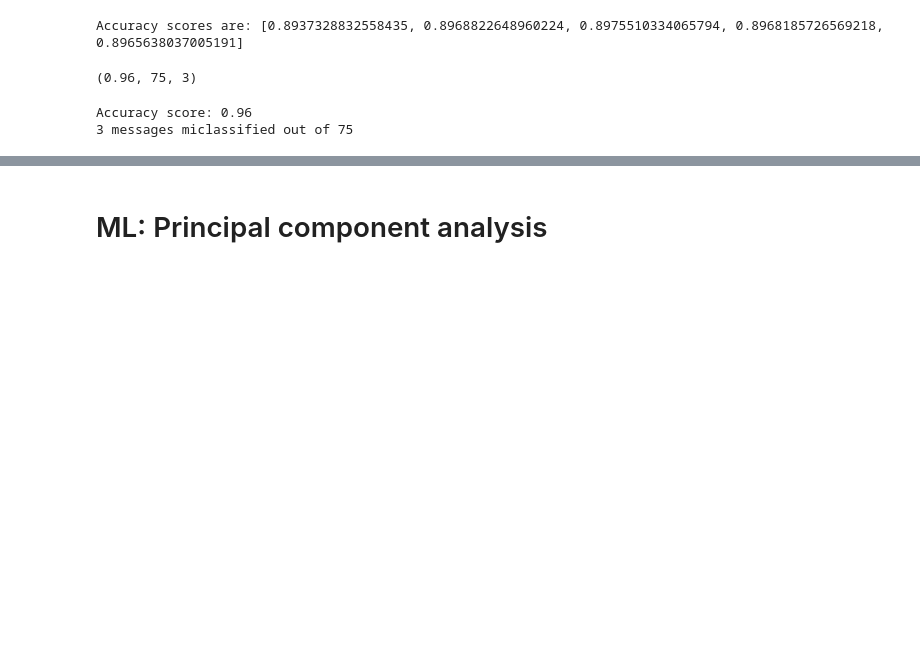
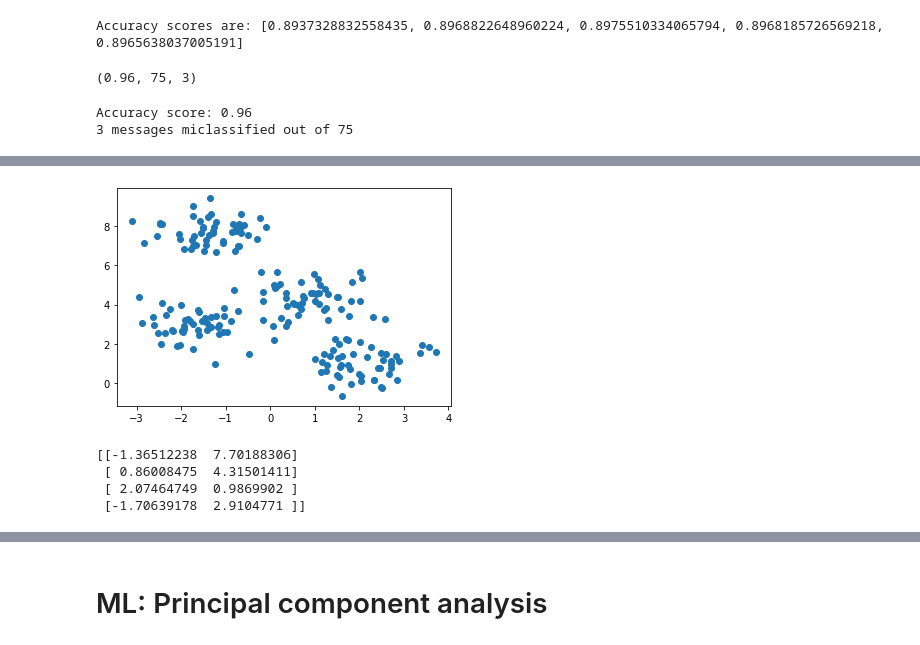
Before and after one commit to annassanchez/HY-2021-DataScience, a Jupyter notebook: week06/week06.ipynb, the cells around one changed output, grey strips where cells are left out. Drawn from its saved outputs; the diff is of its cells as text; code cells hidden in the pictures; blank space fills up the shorter version.

Commit message:
added info on clustering

```diff
--- a/week06/week06.ipynb
+++ b/week06/week06.ipynb
@@ -603,0 +624,4 @@ def spam_detection(random_state=0, fraction=1.0):
+# %%
+from sklearn.datasets import make_blobs
+X,y = make_blobs(centers=4, n_samples=200, random_state=0, cluster_std=0.7)
+print(X[:10],y[:10])
@@ -603,0 +639,18 @@ def spam_detection(random_state=0, fraction=1.0):
+# %%
+## plot the points, but without coloring the points using labels
+plt.scatter(X[:,0],X[:,1]);
+# %% [output]
+[figure, added]
+# %%
+## you can discern four clusters in the data set
+## let's see if k-means clustering algorithm recovers these clusters.
+## first we create the instance of the k-means model by giving the number of cluster s(4) as a hyperparameter
+from sklearn.cluster import KMeans
+model = KMeans(4)
+model.fit(X)
+print(model.cluster_centers_)
+# %% [output]
+[[-1.36512238  7.70188306]
+ [ 0.86008475  4.31501411]
+ [ 2.07464749  0.9869902 ]
+ [-1.70639178  2.9104771 ]]
```
Also changed, not shown: parts of 29 cells of this notebook.
